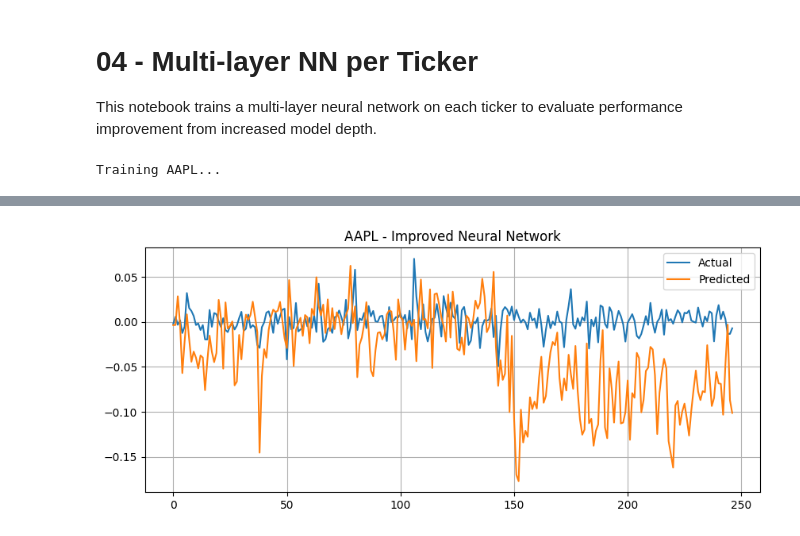
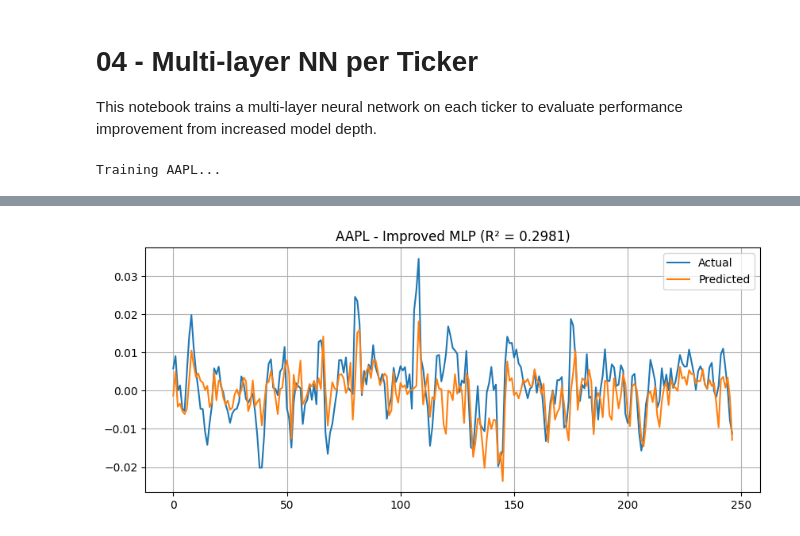
Before and after one commit to abhigyas/stock-forecasting-neural-networks, a Jupyter notebook: notebooks/04_modeling_multi_layer_nn.ipynb, the cells around one changed output, grey strips where cells are left out. Cells and saved outputs as stored; diff of their text form; code cells hidden in the pictures.

```diff
--- a/notebooks/04_modeling_multi_layer_nn.ipynb
+++ b/notebooks/04_modeling_multi_layer_nn.ipynb
@@ -9,93 +9,120 @@ from sklearn.model_selection import train_test_split
 from sklearn.preprocessing import StandardScaler
 from tensorflow.keras.models import Sequential
 from tensorflow.keras.layers import Dense, Dropout
-from tensorflow.keras.callbacks import EarlyStopping
+from tensorflow.keras.callbacks import EarlyStopping, ReduceLROnPlateau
 from sklearn.metrics import mean_squared_error, r2_score
+from tensorflow.keras.regularizers import l2
 import matplotlib.pyplot as plt
 import os
+
+# Reproducibility
+import random
+import tensorflow as tf
+np.random.seed(42)
+tf.random.set_seed(42)
+random.seed(42)
 
 tickers = ['AAPL', 'MSFT', 'JPM', 'BAC', 'XOM', 'CVX']
 results = {}
 
 for ticker in tickers:
-    print(f"Training {ticker}...")
+    print(f"\nTraining {ticker}...")
     df = pd.read_csv(f'../data/processed/{ticker}_processed.csv', index_col='Date', parse_dates=True)
     df['Close'] = pd.to_numeric(df['Close'], errors='coerce')
 
     # === Feature Engineering ===
     df['Return'] = df['Close'].pct_change()
 
-    # Lagged returns
     for i in range(1, 6):
         df[f'Lag_{i}'] = df['Return'].shift(i)
 
-    # Momentum
     df['Momentum_10'] = df['Close'] - df['Close'].shift(10)
 
-    # RSI
     delta = df['Close'].diff()
     gain = delta.clip(lower=0).rolling(14).mean()
     loss = -delta.clip(upper=0).rolling(14).mean()
-    rs = gain / loss
+    rs = gain / (loss.replace(0, np.finfo(float).eps))
     df['RSI'] = 100 - (100 / (1 + rs))
 
-    # MACD
     ema12 = df['Close'].ewm(span=12, adjust=False).mean()
     ema26 = df['Close'].ewm(span=26, adjust=False).mean()
     df['MACD'] = ema12 - ema26
     df['MACD_signal'] = df['MACD'].ewm(span=9, adjust=False).mean()
 
-    # === Target: 3-day forward log return ===
+    # Volatility
+    df['Volatility_10'] = df['Return'].rolling(window=10).std()
+
+    # Volume features (if available)
+    if 'Volume' in df.columns:
+        df['Volume'] = pd.to_numeric(df['Volume'], errors='coerce')
+        df['Volume_Change'] = df['Volume'].pct_change()
+        df['Volume_SMA_5'] = df['Volume'].rolling(5).mean()
+        df['Volume_Ratio'] = df['Volume'] / df['Volume_SMA_5']
+
+    # === Target: 3-day smoothed forward log return ===
     df['LogReturn'] = np.log(df['Close'] / df['Close'].shift(1))
-    df['Target'] = df['LogReturn'].shift(-3)
+    df['Target'] = df['LogReturn'].shift(-1).rolling(3).mean()
 
     df = df.dropna()
 
-    # Drop noisy/unhelpful columns
+    # Drop unused columns
     X = df.drop(columns=['Return', 'Close', 'Target', 'LogReturn'])
     y = df['Target']
 
-    # Train-test split
-    X_train, X_test, y_train, y_test = train_test_split(X, y, shuffle=False, test_size=0.2)
+    # === Normalize target ===
+    y_mean, y_std = y.mean(), y.std()
+    y_train, y_test = train_test_split(y, shuffle=False, test_size=0.2)
+    y_train_norm = (y_train - y_mean) / y_std
+    y_test_norm = (y_test - y_mean) / y_std
 
-    # Scaling
+    # === Train-test split ===
+    X_train, X_test = train_test_split(X, shuffle=False, test_size=0.2)
+
     scaler = StandardScaler()
     X_train_scaled = scaler.fit_transform(X_train)
     X_test_scaled = scaler.transform(X_test)
 
-    # Model architecture
+    # === Model Architecture ===
     model = Sequential([
-        Dense(128, activation='relu', input_shape=(X_train_scaled.shape[1],)),
-        Dense(64, activation='relu'),
+        Dense(128, activation='relu', kernel_regularizer=l2(1e-4), input_shape=(X_train_scaled.shape[1],)),
+        Dropout(0.2),
+        Dense(64, activation='relu', kernel_regularizer=l2(1e-4)),
         Dropout(0.1),
         Dense(1)
     ])
     model.compile(optimizer='adam', loss='mse')
 
-    # Early stopping
-    early_stop = EarlyStopping(patience=10, restore_best_weights=True)
-    model.fit(X_train_scaled, y_train, validation_split=0.2, epochs=100, verbose=0, callbacks=[early_stop])
+    # === Callbacks ===
+    early_stop = EarlyStopping(patience=15, restore_best_weights=True, monitor='val_loss')
+    reduce_lr = ReduceLROnPlateau(monitor='val_loss', factor=0.3, patience=5, min_lr=1e-5, verbose=1)
+
+    model.fit(X_train_scaled, y_train_norm, validation_split=0.2, epochs=200, verbose=0,
+              callbacks=[early_stop, reduce_lr])
 
     # Save model
     os.makedirs('../models/saved_model', exist_ok=True)
     model.save(f'../models/saved_model/{ticker}_improved_nn.h5')
 
-    # Evaluation
-    y_pred = model.predict(X_test_scaled).flatten()
-    mse = mean_squared_error(y_test, y_pred)
-    r2 = r2_score(y_test, y_pred)
+    # === Predict and Evaluate ===
+    y_pred_norm = model.predict(X_test_scaled).flatten()
+    y_pred = y_pred_norm * y_std + y_mean
+    y_test_actual = y_test.values
+
+    mse = mean_squared_error(y_test_actual, y_pred)
+    r2 = r2_score(y_test_actual, y_pred)
     results[ticker] = (mse, r2)
 
-    # Plot
+    # Plot predictions
     plt.figure(figsize=(10, 4))
-    plt.plot(y_test.values, label='Actual')
+    plt.plot(y_test_actual, label='Actual')
     plt.plot(y_pred, label='Predicted')
-    plt.title(f"{ticker} - Improved Neural Network")
+    plt.title(f"{ticker} - Improved MLP (R² = {r2:.4f})")
     plt.legend()
     plt.grid(True)
     plt.show()
 
-# Print results
+# === Summary Output ===
+print("\nSUMMARY")
 for ticker, (mse, r2) in results.items():
     print(f"{ticker}: MSE = {mse:.6f}, R² = {r2:.4f}")
 # %% [output]
@@ -105 +137 @@ WARNING:absl:You are saving your model as an HDF5 file via `model.save()` or `ke
-[figure, old version]
+[figure, new version]
```
Also changed, not shown: parts of 1 cell of this notebook, 33 other files.
